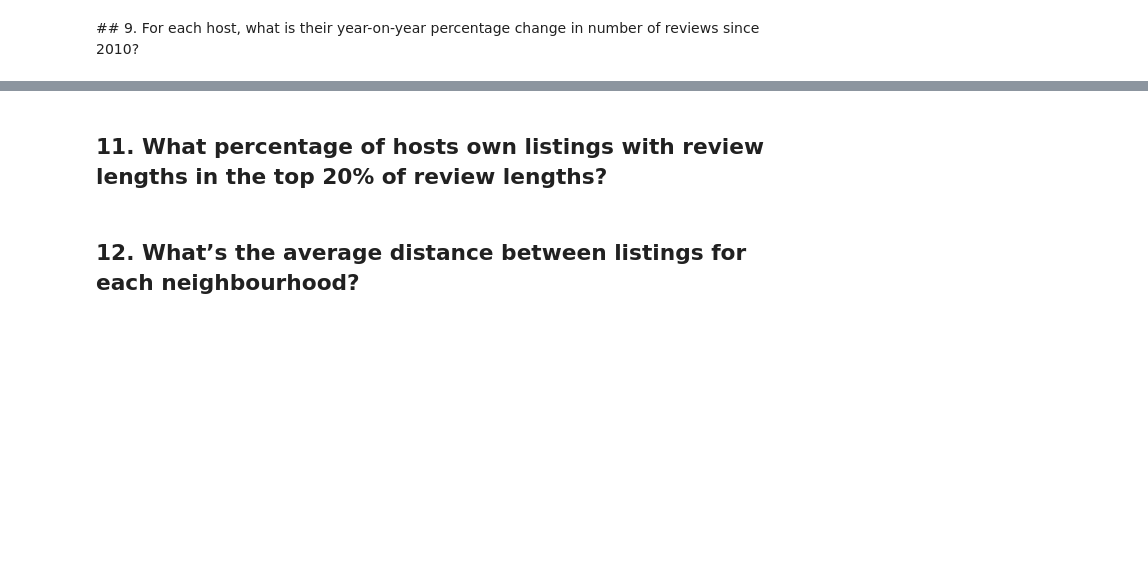
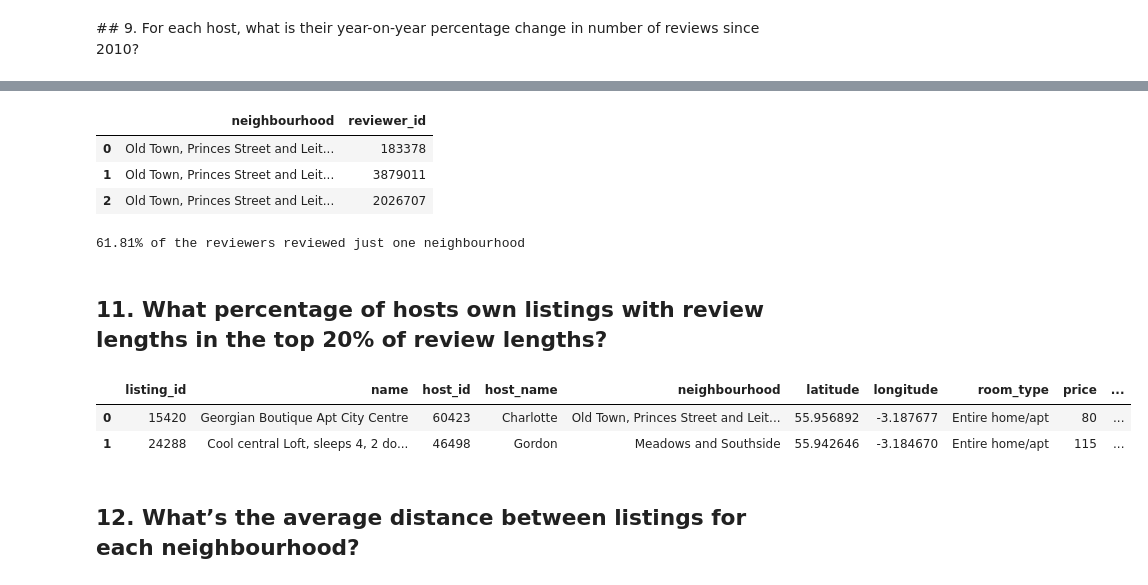
Before and after one commit to tnarik/training-meetup_20190205, a Jupyter notebook: sketch002.ipynb, the cells around one changed output, grey strips where cells are left out. Drawn from its saved outputs; the diff is of its cells as text; code cells hidden in the pictures; blank space fills up the shorter version.

```diff
--- a/sketch002.ipynb
+++ b/sketch002.ipynb
@@ -330,0 +321,6 @@ listings_with_reviews
+# %%
+# We could use listings_with_reviews, but there is no need nor noticeable speed gain
+listings_and_comment_length = pd.merge(listings, length_by_listing,
+                                left_on='listing_id',
+                                right_on='listing_id')
+listings_and_comment_length.head(3)
@@ -340,4 +420,28 @@ array([   186358,     95218,    429751, ..., 170850895,  29401305,
+# %%
+listing_multireviewers = pd.merge(listings_with_reviews[['listing_id', 'neighbourhood']],
+         multireviews[['listing_id', 'reviewer_id']],
+         left_on='listing_id',
+         right_on='listing_id').drop('listing_id', axis=1)
+listing_multireviewers.head(3)
+# %% [output]
+|  | neighbourhood | reviewer_id |
+| 0 | Old Town, Princes Street and Leit... | 183378 |
+| 1 | Old Town, Princes Street and Leit... | 3879011 |
+| 2 | Old Town, Princes Street and Leit... | 2026707 |
+# %%
+pct_1_nbh_reviewed = ( sum(listing_multireviewers.groupby('reviewer_id')['neighbourhood'].nunique() == 1)
+                        / multireviews.reviewer_id.nunique() )
+
+print("{:.2f}% of the reviewers reviewed just one neighbourhood".format(100*pct_1_nbh_reviewed))
+# %% [output]
+61.81% of the reviewers reviewed just one neighbourhood
 # %% [markdown]
 ## 11. What percentage of hosts own listings with review lengths in the top 20% of review lengths?
+# %%
+listings_and_comment_length.head(2)
+# %% [output]
+|  | listing_id | name | host_id | host_name | neighbourhood | latitude | longitude | room_type | price | ... |
+| 0 | 15420 | Georgian Boutique Apt City Centre | 60423 | Charlotte | Old Town, Princes Street and Leit... | 55.956892 | -3.187677 | Entire home/apt | 80 | ... |
+| 1 | 24288 | Cool central Loft, sleeps 4, 2 do... | 46498 | Gordon | Meadows and Southside | 55.942646 | -3.184670 | Entire home/apt | 115 | ... |
 # %% [markdown]
 ## 12. What’s the average distance between listings for each neighbourhood?
```
Also changed, not shown: parts of 22 cells of this notebook, 1 other file.
